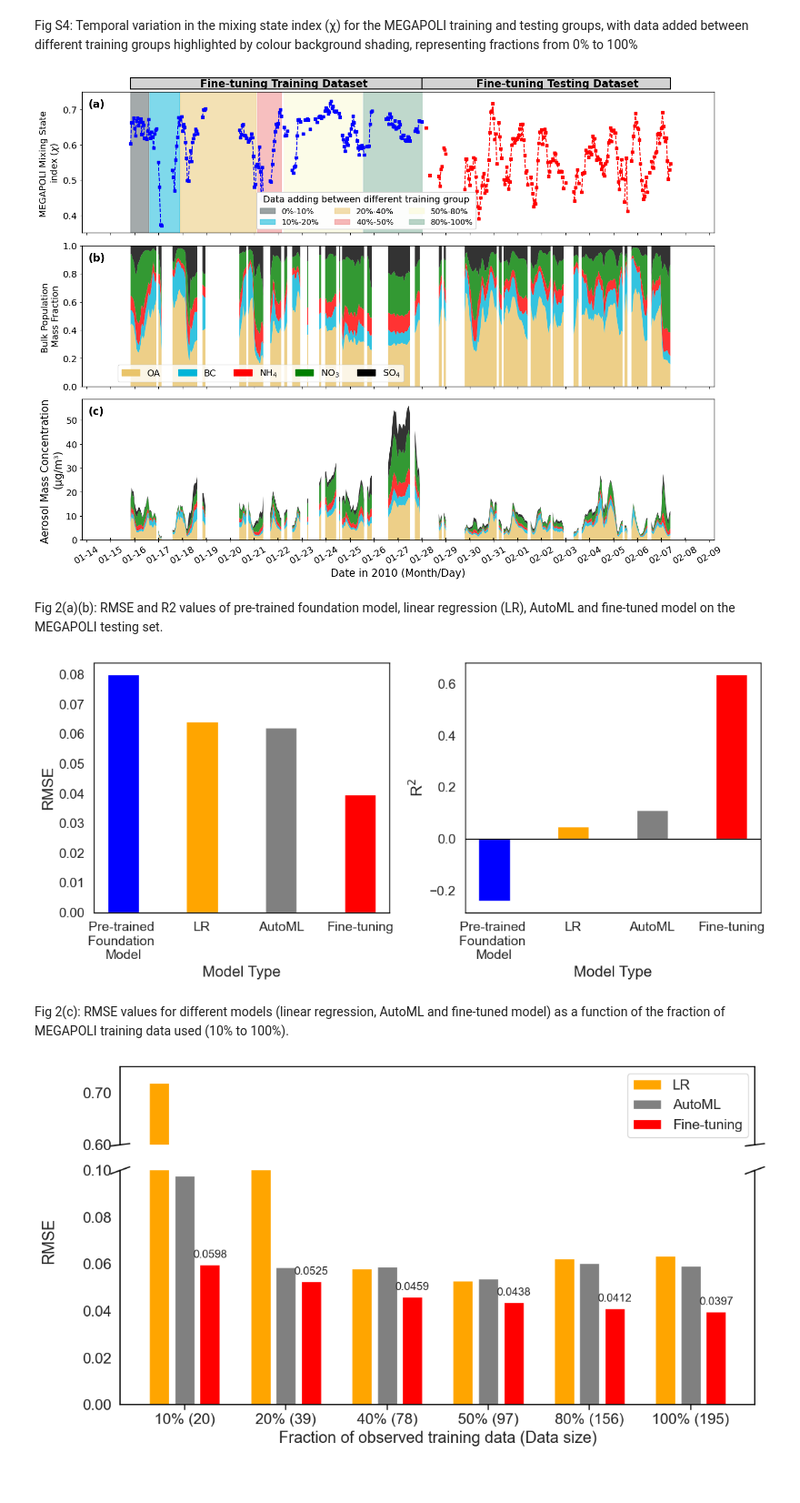
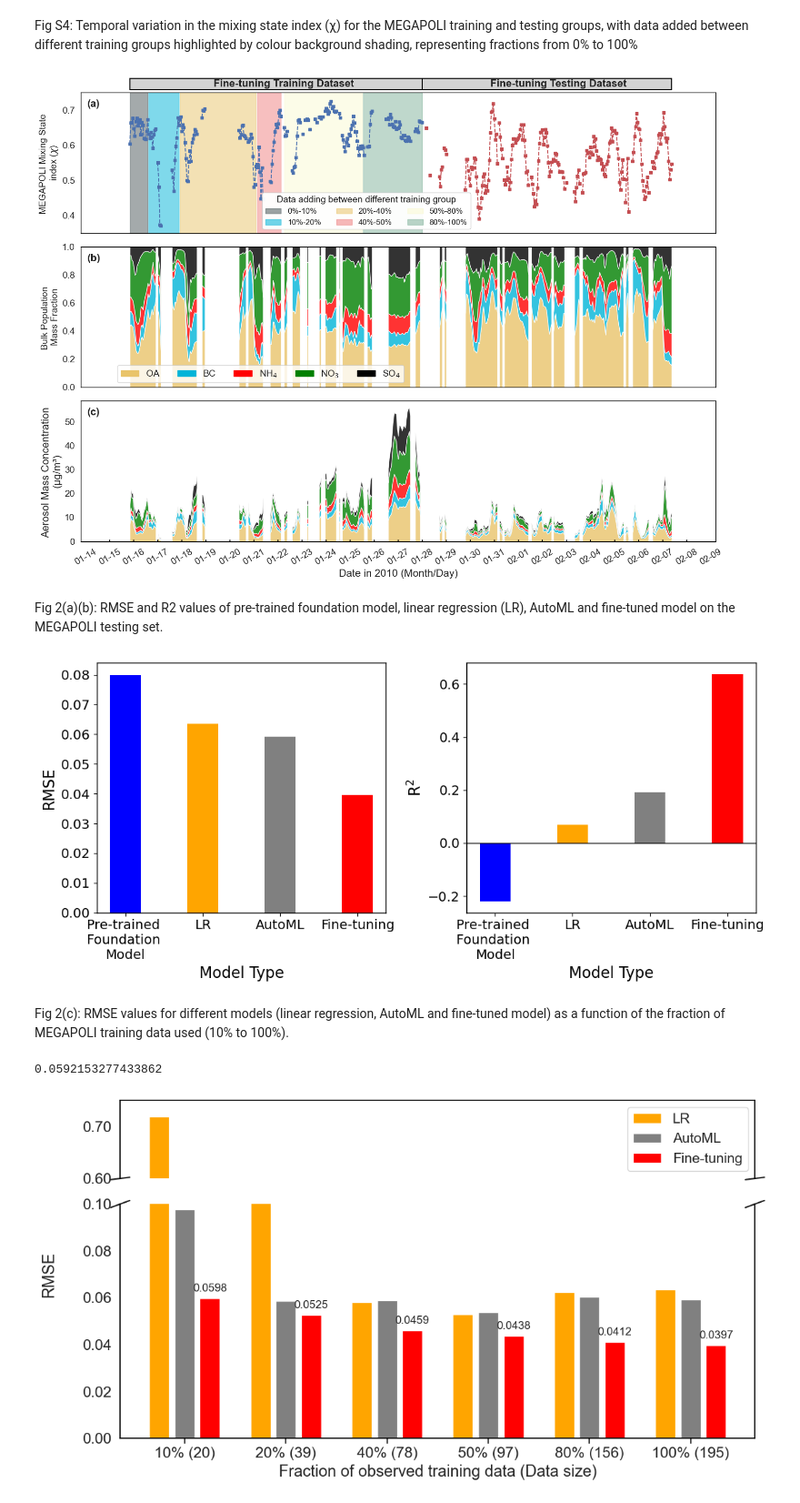
Before and after one commit to envdes/code_MEGAPOLI_Foundation_Model, a Jupyter notebook: 5_Figure_plot/Figure_plot_summary.ipynb, the cells around one changed output. Shown at 91% size. Saved outputs shown, nothing was run; the diff lists cells and outputs as text; code cells hidden in the pictures; blank space fills up the shorter version.

```diff
--- a/5_Figure_plot/Figure_plot_summary.ipynb
+++ b/5_Figure_plot/Figure_plot_summary.ipynb
@@ -241,16 +241,16 @@ import matplotlib.dates as mdates
 
 
 dataframes = {
-    'data_10': pd.read_csv('../Fine_tune_results/Fine_tuning_5%Data.csv'),
-    'data_20': pd.read_csv('../Fine_tune_results/Fine_tuning_10%Data.csv'),
-    'data_40': pd.read_csv('../Fine_tune_results/Fine_tuning_20%Data.csv'),
-    'data_50': pd.read_csv('../Fine_tune_results/Fine_tuning_25%Data.csv'),
-    'data_80': pd.read_csv('../Fine_tune_results/Fine_tuning_40%Data.csv'),
-    'data_100': pd.read_csv('../Fine_tune_results/Fine_tuning_50%Dataa.csv')
+    'data_10': pd.read_csv('../Data/Fine_tuned_Results_different_data_size/Fine_tuning_5%Data.csv'),
+    'data_20': pd.read_csv('../Data/Fine_tuned_Results_different_data_size/Fine_tuning_10%Data.csv'),
+    'data_40': pd.read_csv('../Data/Fine_tuned_Results_different_data_size/Fine_tuning_20%Data.csv'),
+    'data_50': pd.read_csv('../Data/Fine_tuned_Results_different_data_size/Fine_tuning_25%Data.csv'),
+    'data_80': pd.read_csv('../Data/Fine_tuned_Results_different_data_size/Fine_tuning_40%Data.csv'),
+    'data_100': pd.read_csv('../Data/Fine_tuned_Results_different_data_size/Fine_tuning_50%Data.csv')
 }
 
 # Load the time data
-time_data_path = '../MEGAPOLI_data/MEGAPOLI_Marine_test_50%.csv'
+time_data_path = '../Data/MEGAPOLI_data/MEGAPOLI_Marine_test_50%.csv'
 time_df = pd.read_csv(time_data_path)
 
 # Extracting the 'Time' column for use as the time axis
@@ -300,7 +300,7 @@ for spine in plt.gca().spines.values():
     spine.set_edgecolor('black')
     spine.set_linewidth(1)
 
-plt.savefig('../graphics/pred_vs_true_comparison.pdf', dpi=400)
+# plt.savefig('../graphics/pred_vs_true_comparison.pdf', dpi=400)
 
 # Show the plot
 plt.show()
@@ -316,7 +316,7 @@ import seaborn as sns
 from matplotlib.patches import Patch
 from matplotlib.dates import DateFormatter, DayLocator
 
-df = pd.read_csv('../MEGAPOLI_data/MEGAPOLI_Marine.csv')
+df = pd.read_csv('../Data/MEGAPOLI_data/MEGAPOLI_Marine.csv')
 
 # Set the style using seaborn
 sns.set(style="whitegrid")
@@ -434,7 +434,7 @@ import matplotlib.patches as mpatches
 import seaborn as sns
 
 # Load the MEGAPOLI dataset
-df = pd.read_csv('../MEGAPOLI_data/MEGAPOLI_Marine.csv')
+df = pd.read_csv('../Data/MEGAPOLI_data/MEGAPOLI_Marine.csv')
 
 # Ensure 'Time' column is in datetime format
 df['Time'] = pd.to_datetime(df['Time'])
@@ -585,20 +585,36 @@ plt.tight_layout()
 
 plt.show()
 # %% [output]
-[figure, old version]
+[figure, new version]
 # %% [markdown]
 Fig 2(a)(b): RMSE and R2 values of pre-trained foundation model, linear regression (LR), AutoML and fine-tuned model on the MEGAPOLI testing set.
 # %%
+from sklearn.metrics import mean_squared_error, mean_absolute_error, r2_score
 import pandas as pd
 import matplotlib.pyplot as plt
 import numpy as np
+
+AutoML_data = pd.read_csv('../Data/Fine_tuned_Results_different_data_size/AutoML_50%Data.csv')
+Fine_tine_data = pd.read_csv('../Data/Fine_tuned_Results_different_data_size/Fine_tuning_50%Data.csv')
+LR_data = pd.read_csv('../Data/Fine_tuned_Results_different_data_size/LR_50%Data.csv')
+
+def calculate_data(y_true, y_pred):
+    mse = mean_squared_error(y_true, y_pred)
+    rmse = np.sqrt(mse)
+    r2 = r2_score(y_true, y_pred)
+    return rmse, r2
+
+rmse_AutoML_data, r2_AutoML_data = calculate_data(AutoML_data['y_true'], AutoML_data['y_pred'])
+rmse_Fine_tine_data, r2_Fine_tine_data = calculate_data(Fine_tine_data['y_true'], Fine_tine_data['y_pred'])
+rmse_LR_data, r2_LR_data = calculate_data(LR_data['y_true'], LR_data['y_pred'])
+
 
 # Corrected data
 data_corrected = {
     'Model Type': ['Pre-trained \nFoundation \nModel', 'LR', 'AutoML', 'Fine-tuning'],
     'Data size (training)': ['100% (195)', '100% (195)', '100% (195)', '100% (195)'],
-    'R^2': [-0.24, 0.0473, 0.1115, 0.6373],
-    'RMSE': [0.08, 0.0643, 0.0621, 0.0397]
+    'R^2': [-0.22, float(r2_LR_data), float(r2_AutoML_data), float(r2_Fine_tine_data)],
+    'RMSE': [0.08, float(rmse_LR_data), float(rmse_AutoML_data), float(rmse_Fine_tine_data)]
 }
 
 # Create a DataFrame
@@ -617,34 +633,56 @@ plt.bar(df['Model Type'], df['RMSE'], width=bar_width, color=['blue', 'orange',
 plt.xlabel('Model Type', fontsize=fontsize)
 plt.ylabel('RMSE', fontsize=fontsize)
 # plt.title('RMSE by Model Type', fontsize=title_fontsize)
 plt.tick_params(axis='both', labelsize=label_fontsize )
 plt.grid(False)
 
 for spine in plt.gca().spines.values():
     spine.set_edgecolor('black')
     spine.set_linewidth(1)
 
 # Plot R^2
 plt.subplot(1, 2, 2)
 plt.bar(df['Model Type'], df['R^2'], width=bar_width, color=['blue', 'orange', 'gray', 'red'])
 plt.xlabel('Model Type', fontsize=fontsize)
 plt.ylabel('R$^2$', fontsize=fontsize)
 plt.tick_params(axis='both', labelsize=label_fontsize )
 plt.axhline(y=0, color='black', linewidth=1)
 plt.grid(False)
 for spine in plt.gca().spines.values():
     spine.set_edgecolor('black')
     spine.set_linewidth(1)
 
 # plt.title('R^2 by Model Type', fontsize=title_fontsize)
 
 # Adjust layout
 plt.tight_layout()
 plt.savefig('../graphics/Four_Model_Comparsion(Fine-tuning, baseline and pre-trained foundation model).pdf', dpi=400, bbox_inches='tight')
 
 plt.show()
 # %% [output]
-[figure, old version]
+[figure, new version]
 # %% [markdown]
 Fig 2(c): RMSE values for different models (linear regression, AutoML and fine-tuned model) as a function of the fraction of MEGAPOLI training data used (10% to 100%).
+# %%
+import pandas as pd
+import matplotlib.pyplot as plt
+import numpy as np
+import matplotlib.patches as patches
+from matplotlib.ticker import FormatStrFormatter
+from sklearn.metrics import mean_squared_error, mean_absolute_error, r2_score
+
+AutoML_data = pd.read_csv('../Data/Fine_tuned_Results_different_data_size/AutoML_50%Data.csv')
+Fine_tine_data = pd.read_csv('../Data/Fine_tuned_Results_different_data_size/Fine_tuning_50%Data.csv')
+LR_data = pd.read_csv('../Data/Fine_tuned_Results_different_data_size/LR_50%Data.csv')
+
+def calculate_data(y_true, y_pred):
+    mse = mean_squared_error(y_true, y_pred)
+    rmse = np.sqrt(mse)
+    r2 = r2_score(y_true, y_pred)
+    return rmse, r2
+
+rmse, r2 = calculate_data(AutoML_data['y_true'], AutoML_data['y_pred'])
+float(rmse)
+# %% [output]
+0.0592153277433862
 # %%
```
Also changed, not shown: parts of 7 cells of this notebook, 52 other files.
